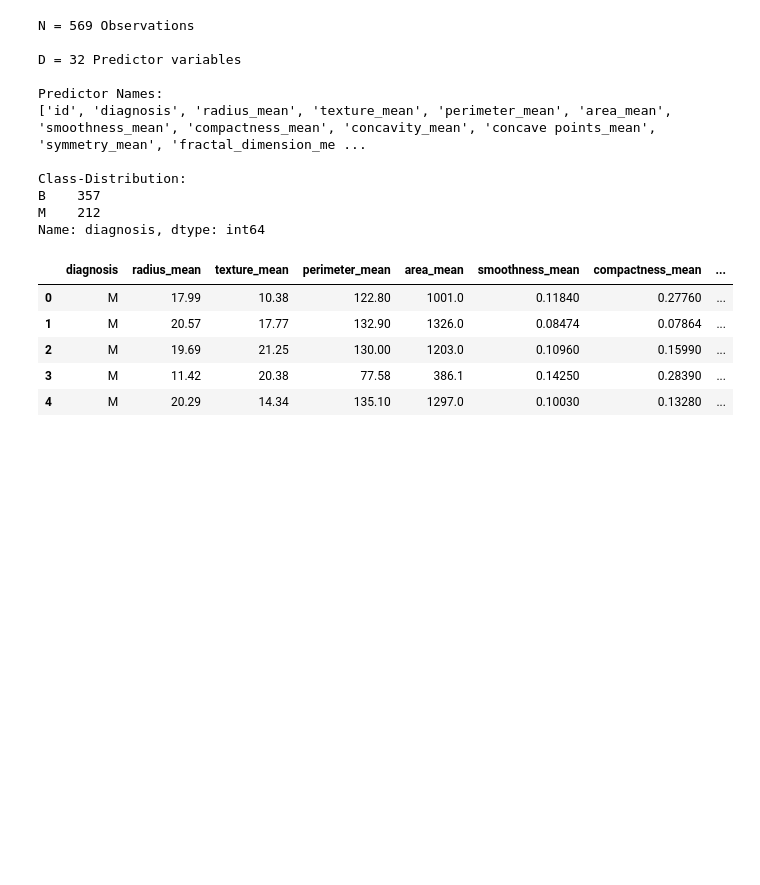
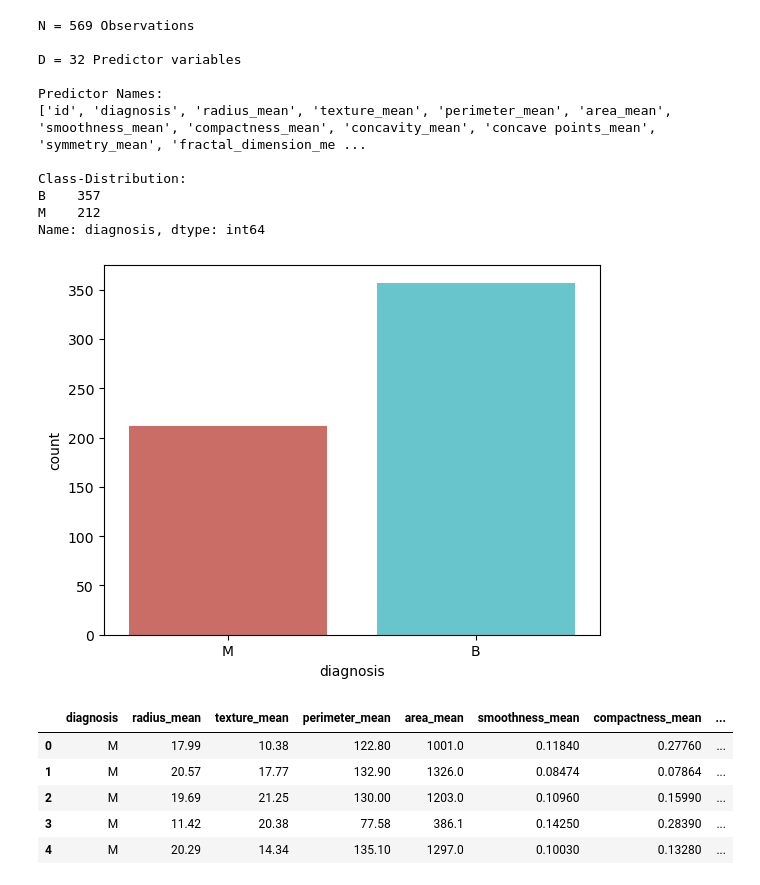
Before and after one commit to lucasabdalah/Exploratory-Data-Analisys, a Jupyter notebook: code/hw3/data_classification.ipynb, the cells around one changed output. Cells and saved outputs as stored; diff of their text form; code cells hidden in the pictures; blank space fills up the shorter version.

Commit message:
data count (sns plot)

```diff
--- a/code/hw3/data_classification.ipynb
+++ b/code/hw3/data_classification.ipynb
@@ -61,6 +61,11 @@ Class-Distribution:
 B    357
 M    212
 Name: diagnosis, dtype: int64
+# %%
+sns.countplot(x = 'diagnosis', data = df, palette='hls')
+plt.show()
+# %% [output]
+[figure, added]
 # %%
 df = df.drop('id', axis = 1) # Let the data anonymous and delete the id (meaningless)
 numeric_columns = df.select_dtypes(include=[np.number]).columns # retrieving only numerical columns from dataframe
```
Also changed, not shown: parts of 2 cells of this notebook.
